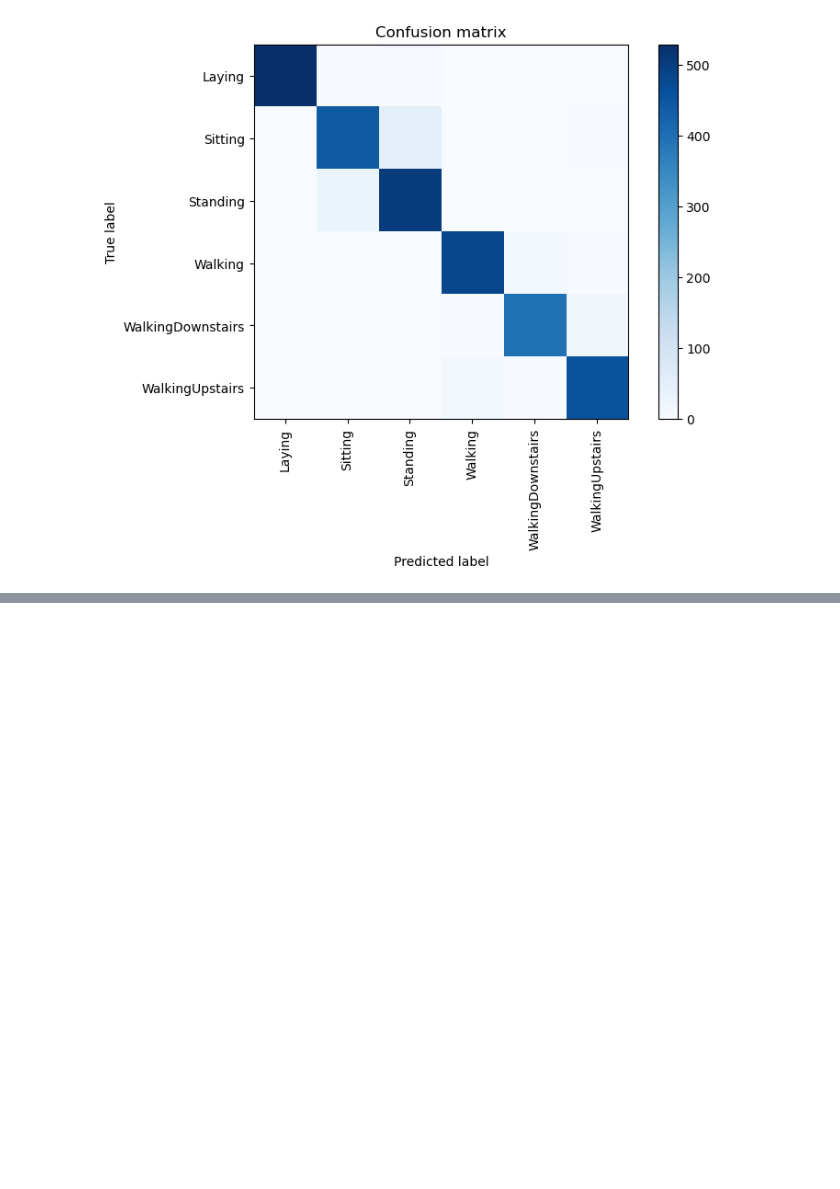
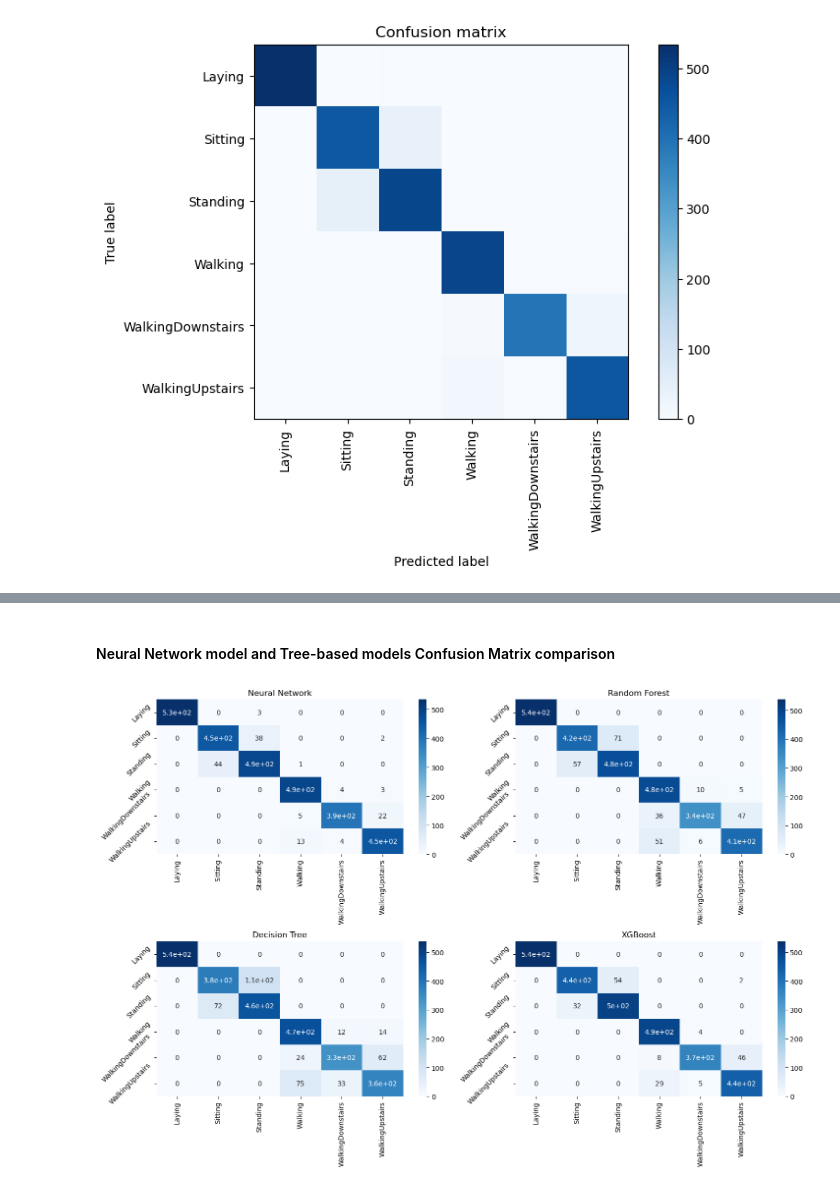
Before and after one commit to alanwake47/busn-41204-machine-learning, a Jupyter notebook: week8/hw5/hw5.ipynb, the cells around one changed output, grey strips where cells are left out. Drawn from its saved outputs; the diff is of its cells as text; code cells hidden in the pictures; blank space fills up the shorter version.

```diff
--- a/week8/hw5/hw5.ipynb
+++ b/week8/hw5/hw5.ipynb
@@ -182,0 +202,3 @@ plt.show()
+# %%
+y_train = y_train.values.ravel()
+y_test = y_test.values.ravel()
@@ -182,0 +272,15 @@ plt.show()
+# %%
+xgb_model = xgb.XGBClassifier(objective ='reg:squarederror', colsample_bytree = 0.3, alpha = 10)
+param_grid = {'max_depth': [5],'n_estimators': [100],'learning_rate': [0.3]}
+xgb_grid_search = GridSearchCV(xgb_model, param_grid, cv=5, verbose=0)
+xgb_grid_search.fit(X_train, y_train)
+xgb_model = xgb_grid_search.best_estimator_
+print("XGBoost best parameters: ", xgb_grid_search.best_params_)
+print("XGBoost validation accuracy: ", xgb_grid_search.best_score_)
+
+xgb_model = xgb_grid_search.best_estimator_
+
+xgb_accuracy = xgb_model.score(X_test, y_test)
+
+print("XGBoost test accuracy:", xgb_accuracy)
+cm4 = confusion_matrix(y_test, xgb_model.predict(X_test))
@@ -182,0 +309,37 @@ plt.show()
+# %% [markdown]
+#### Neural Network model and Tree-based models Confusion Matrix comparison
+# %%
+#sns plot the confusion matrix for all four models in subplots 2x2
+fig, ax = plt.subplots(2,2, figsize=(15,10))
+sns.heatmap(cm1, annot=True, cmap='Blues', ax=ax[0,0])
+sns.heatmap(cm2, annot=True, cmap='Blues', ax=ax[0,1])
+sns.heatmap(cm3, annot=True, cmap='Blues', ax=ax[1,0])
+sns.heatmap(cm4, annot=True, cmap='Blues', ax=ax[1,1])
+ax[0,0].set_title('Neural Network')
+ax[0,1].set_title('Random Forest')
+ax[1,0].set_title('Decision Tree')
+ax[1,1].set_title('XGBoost')
+#set the x and y ticks to the labels
+ax[0,0].set_xticklabels(label_encoder.classes_)
+ax[0,0].set_yticklabels(label_encoder.classes_)
+ax[0,1].set_xticklabels(label_encoder.classes_)
+ax[0,1].set_yticklabels(label_encoder.classes_)
+ax[1,0].set_xticklabels(label_encoder.classes_)
+ax[1,0].set_yticklabels(label_encoder.classes_)
+ax[1,1].set_xticklabels(label_encoder.classes_)
+ax[1,1].set_yticklabels(label_encoder.classes_)
+#rotate the x ticks
+ax[0,0].tick_params(axis='x', rotation=90)
+ax[0,1].tick_params(axis='x', rotation=90)
+ax[1,0].tick_params(axis='x', rotation=90)
+ax[1,1].tick_params(axis='x', rotation=90)
+#rotate the y ticks 45 degrees
+ax[0,0].tick_params(axis='y', rotation=45)
+ax[0,1].tick_params(axis='y', rotation=45)
+ax[1,0].tick_params(axis='y', rotation=45)
+ax[1,1].tick_params(axis='y', rotation=45)
+#put some space between the subplots
+fig.tight_layout()
+plt.show()
+# %% [output]
+[figure, added]
```
Also changed, not shown: parts of 14 cells of this notebook, 2 other files.
